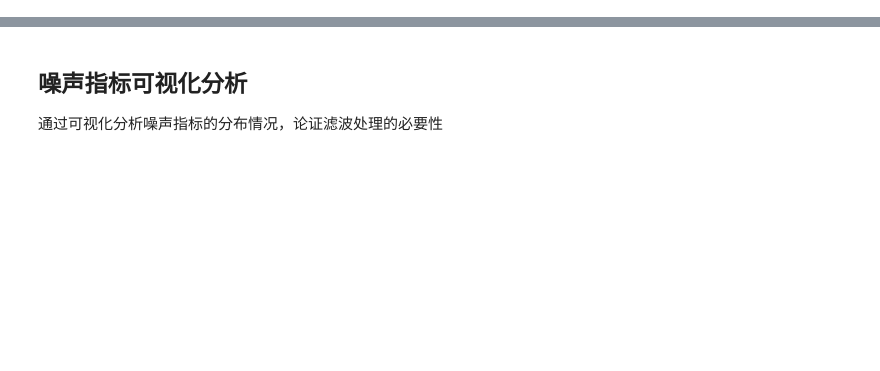
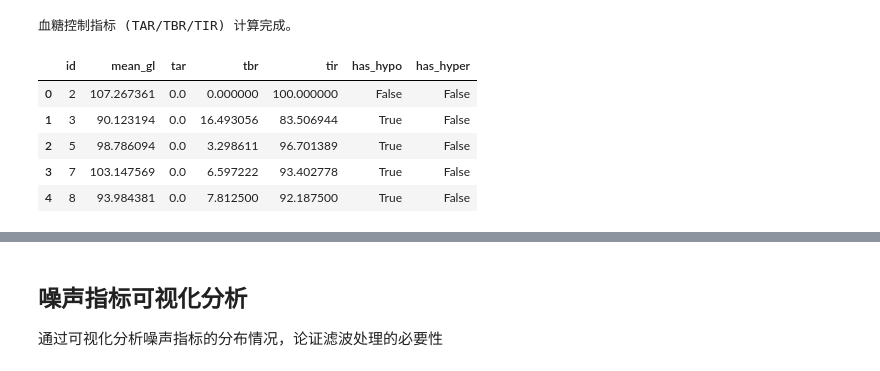
Before and after one commit to Jungle2003/GlucosePrediction, a Jupyter notebook: src/Data/origin_data_plot.ipynb, the cells around one changed output, grey strips where cells are left out. Cells and saved outputs as stored; diff of their text form; code cells hidden in the pictures; blank space fills up the shorter version.

```diff
--- a/src/Data/origin_data_plot.ipynb
+++ b/src/Data/origin_data_plot.ipynb
@@ -131,3 +209,54 @@ plt.show()
+# %%
+# --- 血糖控制状态分析 (Hyper/Hypoglycemia Analysis) ---
+
+HYPER_THRESHOLD = 180.0  # mg/dL (高血糖阈值)
+HYPO_THRESHOLD = 70.0    # mg/dL (低血糖阈值)
+
+glycemic_stats = []
+subject_ids = df['id'].unique()
+
+for sub_id in subject_ids:
+    sub_data = df[df['id'] == sub_id]['gl']
+    total_points = len(sub_data)
+
+    if total_points == 0:
+        continue
+
+    # Calculate counts
+    hyper_count = (sub_data > HYPER_THRESHOLD).sum()
+    hypo_count = (sub_data < HYPO_THRESHOLD).sum()
+    normal_count = total_points - hyper_count - hypo_count
+
+    # Calculate percentages (Time Above/Below/In Range)
+    # TAR: Time Above Range (>180)
+    # TBR: Time Below Range (<70)
+    # TIR: Time In Range (70-180)
+    tar = (hyper_count / total_points) * 100
+    tbr = (hypo_count / total_points) * 100
+    tir = (normal_count / total_points) * 100
+
+    glycemic_stats.append({
+        'id': sub_id,
+        'mean_gl': sub_data.mean(),
+        'tar': tar,
+        'tbr': tbr,
+        'tir': tir,
+        'has_hypo': hypo_count > 0,  # 是否发生过低血糖
+        'has_hyper': hyper_count > 0 # 是否发生过高血糖
+    })
+
+glycemic_df = pd.DataFrame(glycemic_stats)
+
+print("血糖控制指标 (TAR/TBR/TIR) 计算完成。")
+glycemic_df.head()
+# %% [output]
+血糖控制指标 (TAR/TBR/TIR) 计算完成。
+|  | id | mean_gl | tar | tbr | tir | has_hypo | has_hyper |
+| 0 | 2 | 107.267361 | 0.0 | 0.000000 | 100.000000 | False | False |
+| 1 | 3 | 90.123194 | 0.0 | 16.493056 | 83.506944 | True | False |
+| 2 | 5 | 98.786094 | 0.0 | 3.298611 | 96.701389 | True | False |
+| 3 | 7 | 103.147569 | 0.0 | 6.597222 | 93.402778 | True | False |
+| 4 | 8 | 93.984381 | 0.0 | 7.812500 | 92.187500 | True | False |
 # %%
 # 噪声评估分析 - 判断是否需要滤波
 
```
Also changed, not shown: parts of 9 cells of this notebook, 21 other files.
